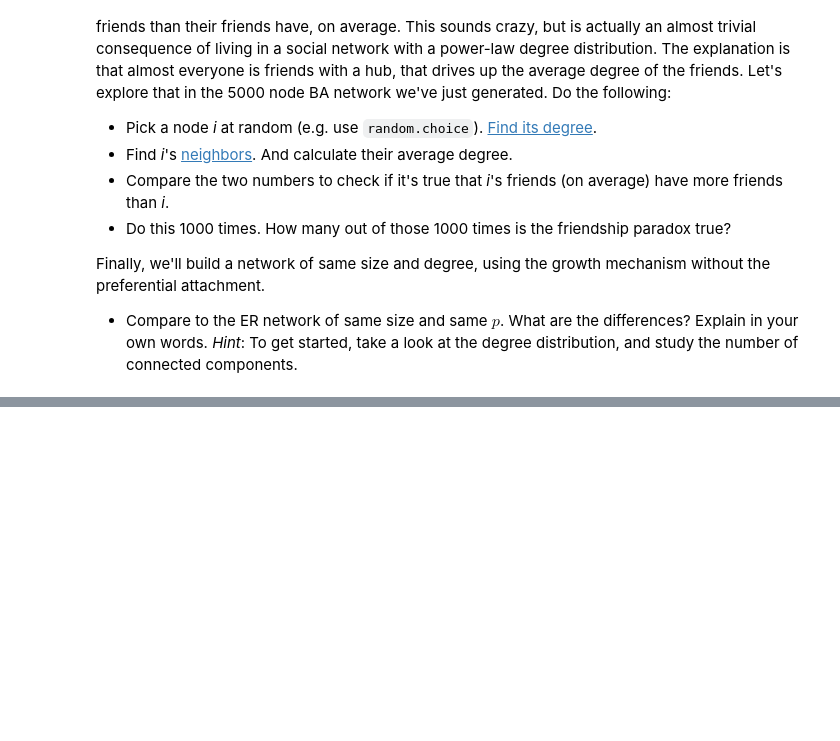
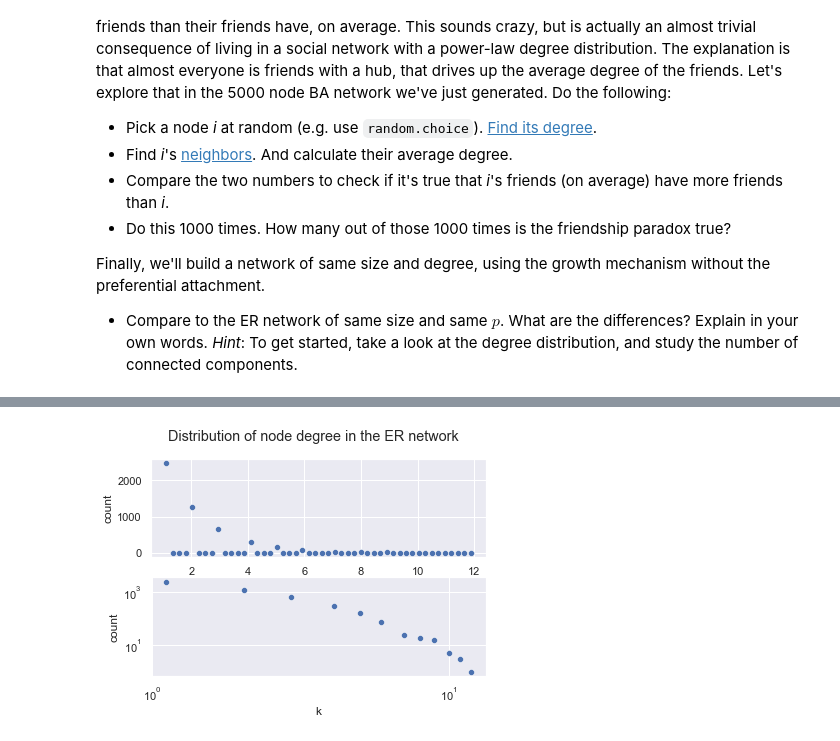
Before and after one commit to SocialComplexityLab/socialgraphs2021, a Jupyter notebook: assignments/Assignment1.ipynb, the cells around one changed output, grey strips where cells are left out. Drawn from its saved outputs; the diff is of its cells as text; code cells hidden in the pictures; blank space fills up the shorter version.

```diff
--- a/assignments/Assignment1.ipynb
+++ b/assignments/Assignment1.ipynb
@@ -196,3 +196,18 @@ Next step is to explore the [Friendship paradox](https://en.wikipedia.org/wiki/F
 Finally, we'll build a network of same size and degree, using the growth mechanism without the preferential attachment.
 
 * Compare to the ER network of same size and same $p$. What are the differences? Explain in your own words. *Hint*: To get started, take a look at the degree distribution, and study the number of connected components.
+# %%
+from networkx.algorithms.assortativity import average_neighbor_degree
+
+nodes = nx.utils.misc.flatten(G.nodes)
+tries = 1000
+count = 0
+for i in range(tries):
+    randNode = random.choice(nodes)
+    mainDegree = G.degree(randNode)
+    neighborhoodDegree = average_neighbor_degree(G, nodes=[randNode])
+    if mainDegree < neighborhoodDegree[randNode]:
+        count += 1
+
+print(f"""Out of {tries} tries the average neighborhood degree
+was higher than the original node {count} times. ({count/tries * 100}%)""")
@@ -198,0 +223,9 @@ Finally, we'll build a network of same size and degree, using the growth mechani
+# %%
+ER = nx.Graph()
+ER.add_edge(1,2)
+# %%
+for i in range (3,5001):
+    nodelist = nx.utils.misc.flatten(ER.nodes)
+    randChoice = random.choice(nodelist)
+    ER.add_node(i)
+    ER.add_edge(i, randChoice)
@@ -198,0 +257,4 @@ Finally, we'll build a network of same size and degree, using the growth mechani
+# %%
+NodeDegreeViewER = ER.degree
+DegreeListER = [degree for (node, degree) in NodeDegreeViewER]
+print(f"Max degree is {max(DegreeListER)}, min degree is {min(DegreeListER)}")
@@ -198,0 +268,18 @@ Finally, we'll build a network of same size and degree, using the growth mechani
+# %%
+n, bins = np.histogram(DegreeListER, bins="auto")
+X = (bins[:-1] + bins[1:])/2
+Y = n
+
+fig, ax = plt.subplots(2,1)
+sns.scatterplot(x=X, y=Y, marker="o", ax=ax[0])
+ax[0].set_ylabel("count")
+
+sns.scatterplot(x=X, y=Y, marker="o", ax=ax[1])
+ax[1].set_ylabel("count")
+ax[1].set_xlabel("k")
+ax[1].set_xscale('log')
+ax[1].set_yscale('log')
+fig.suptitle("Distribution of node degree in the ER network")
+plt.show()
+# %% [output]
+[figure, added]
```
Also changed, not shown: parts of 12 cells of this notebook.
